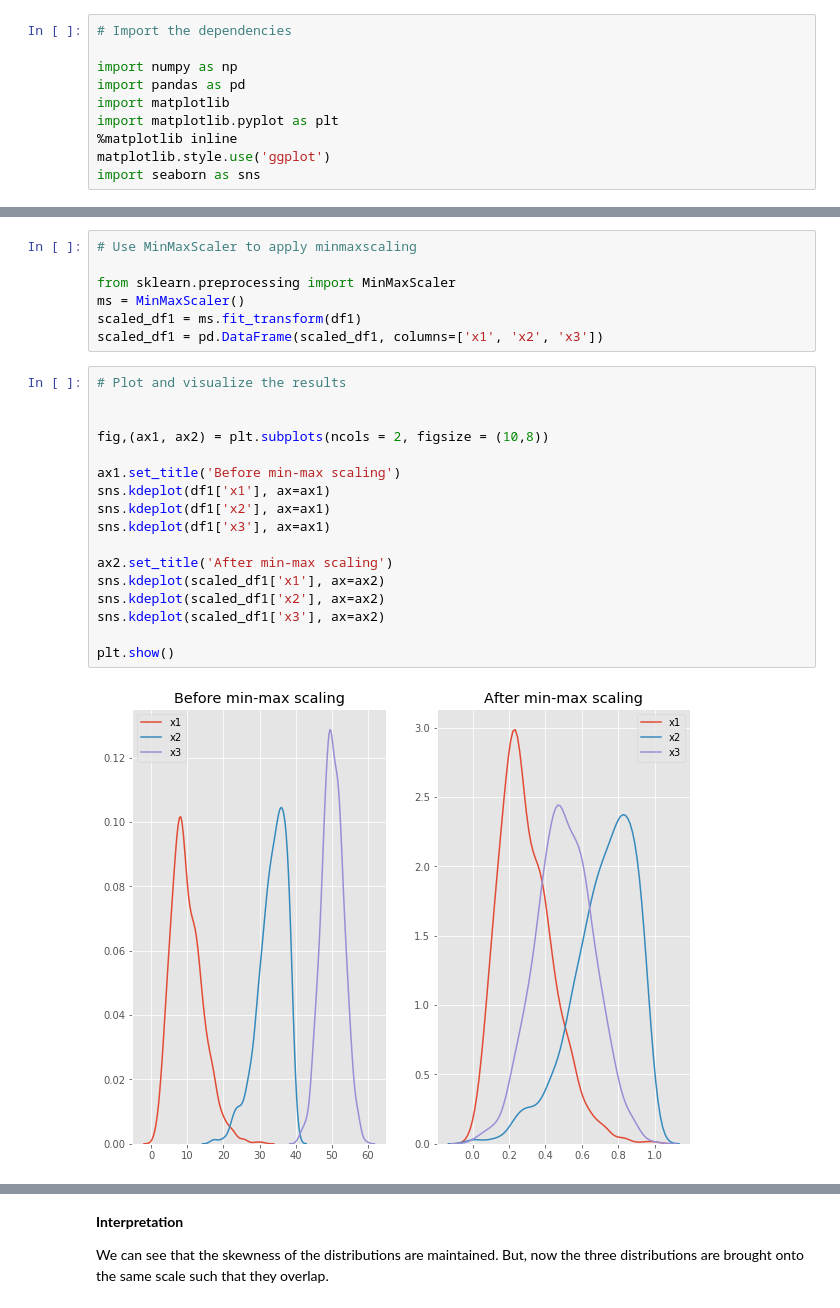
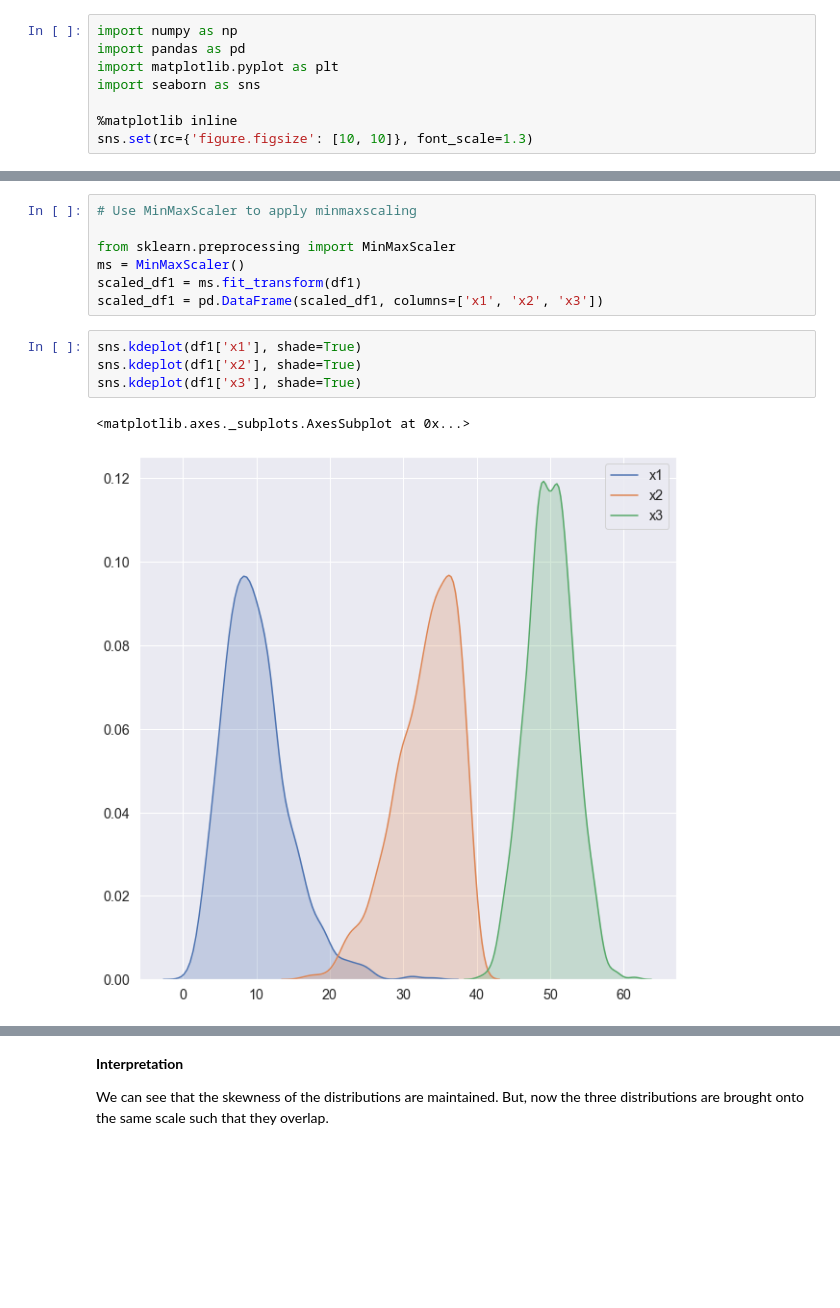
Before and after one commit to Jekso/Singularity-Data-Science, a Jupyter notebook: 09-Data preprocessing/code/2. Feature Transformation/7-Feature Scaling.ipynb, the cells around one changed output, grey strips where cells are left out. Drawn from its saved outputs; the diff is of its cells as text; blank space fills up the shorter version.

```diff
--- a/09-Data preprocessing/code/2. Feature Transformation/7-Feature Scaling.ipynb
+++ b/09-Data preprocessing/code/2. Feature Transformation/7-Feature Scaling.ipynb
@@ -35,13 +57,11 @@ So, let’s start our discussion of various techniques associated with feature s
 # %%
-# Import the dependencies
-
 import numpy as np
 import pandas as pd
-import matplotlib
 import matplotlib.pyplot as plt
+import seaborn as sns
+
 %matplotlib inline
-matplotlib.style.use('ggplot')
-import seaborn as sns
+sns.set(rc={'figure.figsize': [10, 10]}, font_scale=1.3)
 # %%
 # ignore the warnings
 
@@ -98,22 +133,10 @@ from sklearn.preprocessing import MinMaxScaler
 ms = MinMaxScaler()
 scaled_df1 = ms.fit_transform(df1)
 scaled_df1 = pd.DataFrame(scaled_df1, columns=['x1', 'x2', 'x3'])
-# %%
-# Plot and visualize the results
-
-
-fig,(ax1, ax2) = plt.subplots(ncols = 2, figsize = (10,8))
-
-ax1.set_title('Before min-max scaling')
-sns.kdeplot(df1['x1'], ax=ax1)
-sns.kdeplot(df1['x2'], ax=ax1)
-sns.kdeplot(df1['x3'], ax=ax1)
-
-ax2.set_title('After min-max scaling')
-sns.kdeplot(scaled_df1['x1'], ax=ax2)
-sns.kdeplot(scaled_df1['x2'], ax=ax2)
-sns.kdeplot(scaled_df1['x3'], ax=ax2)
-
-plt.show()
-# %% [output]
-[figure, removed]
+# %%
+sns.kdeplot(df1['x1'], shade=True)
+sns.kdeplot(df1['x2'], shade=True)
+sns.kdeplot(df1['x3'], shade=True)
+# %% [output]
+<matplotlib.axes._subplots.AxesSubplot at 0x...>
+[figure, added]
```
Also changed, not shown: parts of 24 cells of this notebook, 6 other files.
